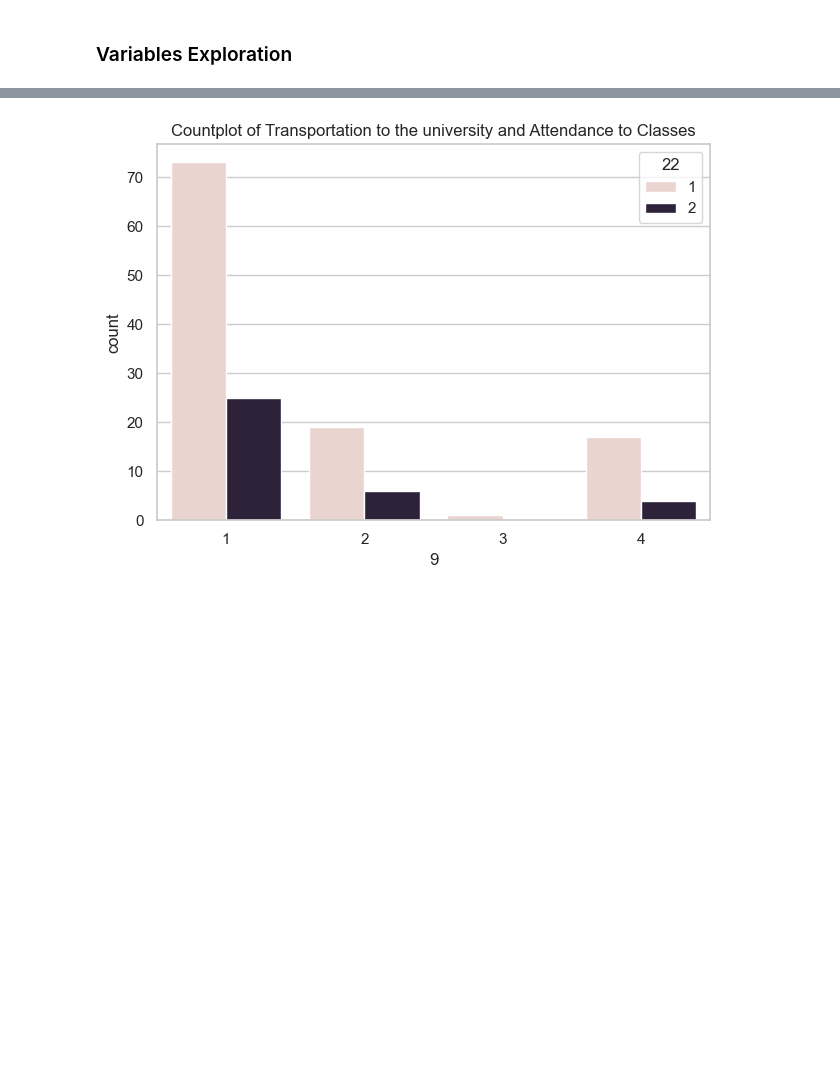
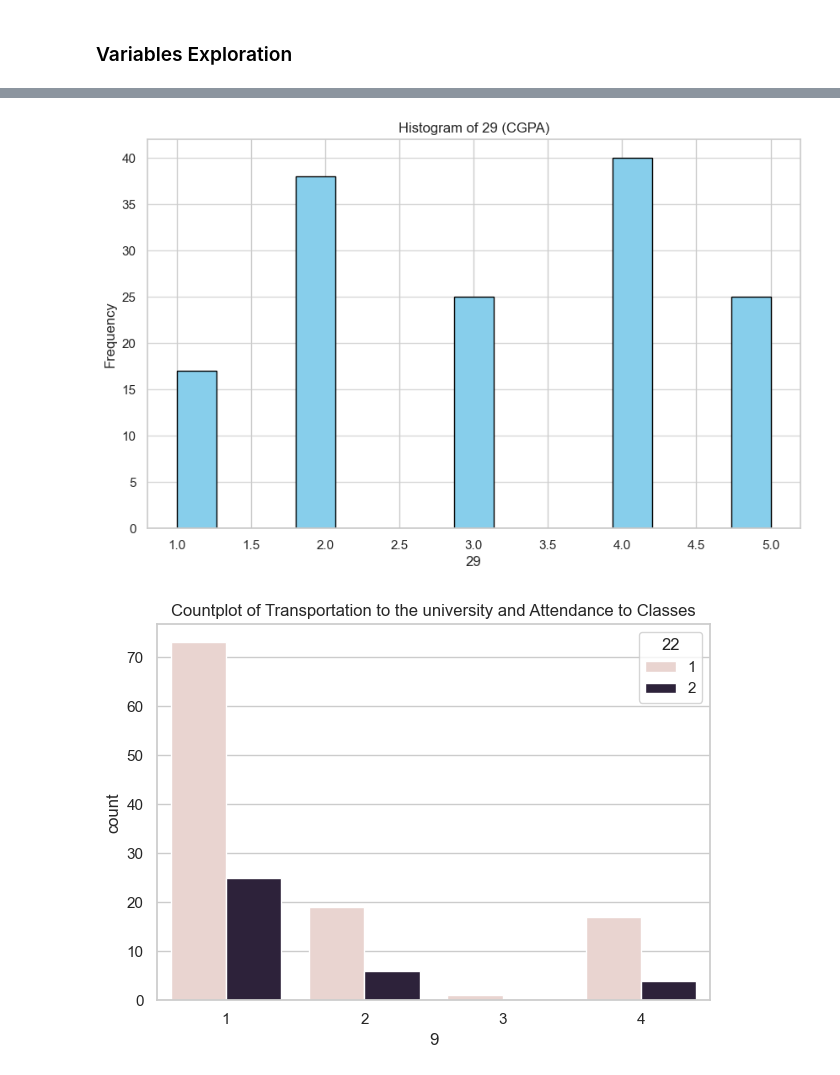
Before and after one commit to waiee/Higher-Education-Students-Performance-Evaluation---Association-Rule-Mining, a Jupyter notebook: test.ipynb, the cells around one changed output, grey strips where cells are left out. Cells and saved outputs as stored; diff of their text form; code cells hidden in the pictures; blank space fills up the shorter version.

```diff
--- a/test.ipynb
+++ b/test.ipynb
@@ -115,3 +132,20 @@ plt.show()
+# %%
+#Histogram of CGPA
+
+column_to_plot = '29'
+
+# Plotting the histogram
+plt.figure(figsize=(10, 6))  # Adjust the figure size if needed
+plt.hist(df[column_to_plot], bins=15, color='skyblue', edgecolor='black')  # Adjust the number of bins as needed
+plt.title(f'Histogram of {column_to_plot} (CGPA)')
+plt.xlabel(column_to_plot)
+plt.ylabel('Frequency')
+plt.grid(axis='y', alpha=0.75)
+
+# Show the plot
+plt.show()
+# %% [output]
+[figure, added]
 # %%
 #Transportation and Attendance to classes
 col1 = ['9','22']
```
Also changed, not shown: parts of 3 cells of this notebook.
